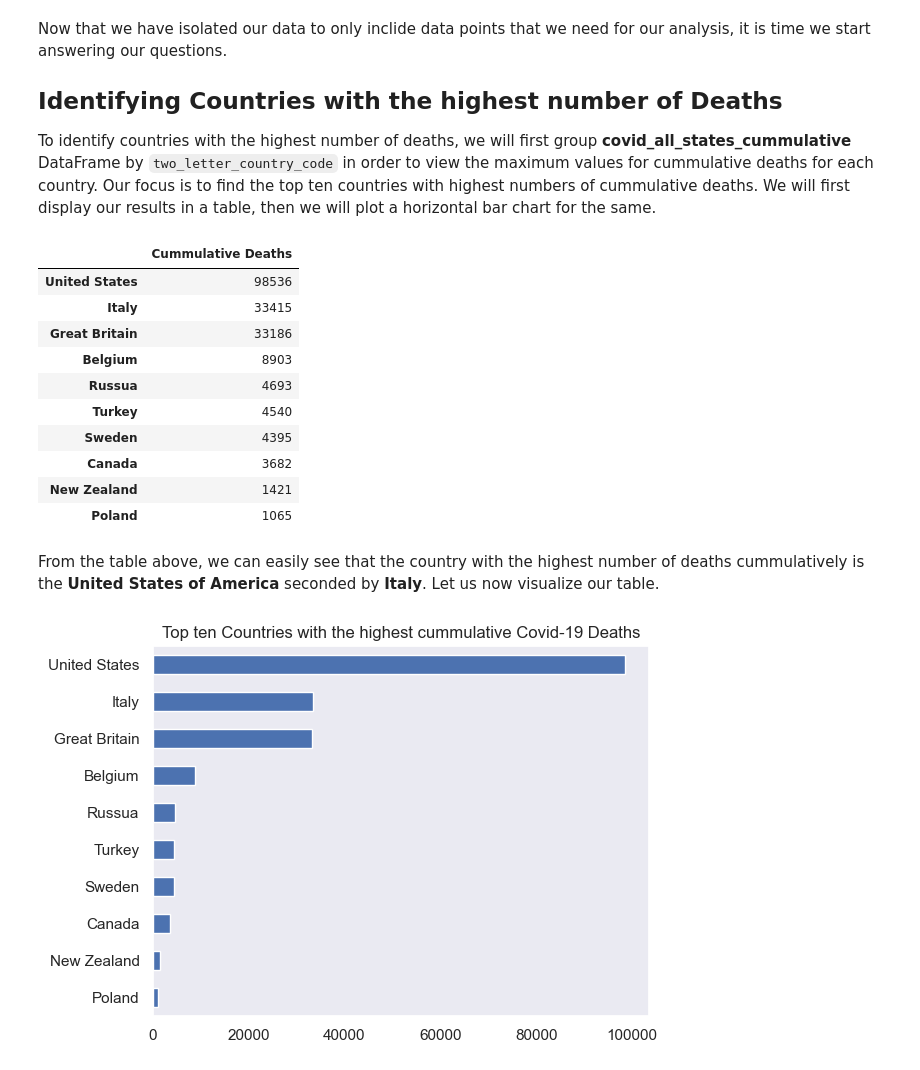
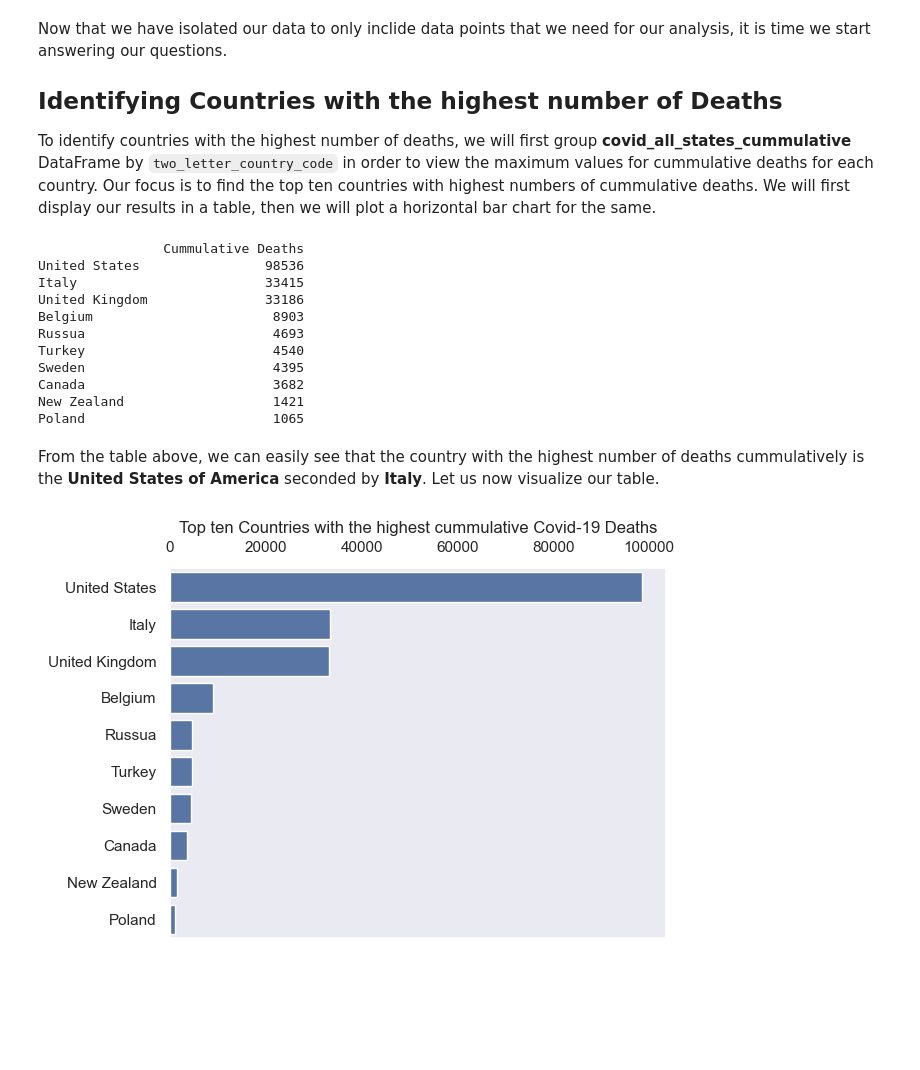
Before and after one commit to mcbrownmwale/Covid_19, a Jupyter notebook: Covid-19.ipynb, the cells around one changed output. Cells and saved outputs as stored; diff of their text form; code cells hidden in the pictures; blank space fills up the shorter version.

```diff
--- a/Covid-19.ipynb
+++ b/Covid-19.ipynb
@@ -170,27 +211,30 @@ To identify countries with the highest number of deaths, we will first group **c
 # A pivot table for cummulative deaths by country
 covid_deaths_cum = covid_all_states_cummulative.\
 pivot_table(values = 'death', index = 'two_letter_country_code', aggfunc = 'max').sort_values(by = 'death', ascending = False).head(10)
-covid_deaths_cum.index = ['United States', 'Italy', 'Great Britain', 'Belgium', 'Russua', 'Turkey', 'Sweden', 'Canada', 'New Zealand', 'Poland']
+covid_deaths_cum.index = ['United States', 'Italy', 'United Kingdom', 'Belgium', 'Russua', 'Turkey', 'Sweden', 'Canada', 'New Zealand', 'Poland']
 covid_deaths_cum.columns = ['Cummulative Deaths']
-covid_deaths_cum
+print(covid_deaths_cum)
 # %% [output]
-|  | Cummulative Deaths |
-| United States | 98536 |
-| Italy | 33415 |
-| Great Britain | 33186 |
-| Belgium | 8903 |
-| Russua | 4693 |
-| Turkey | 4540 |
-| Sweden | 4395 |
-| Canada | 3682 |
-| New Zealand | 1421 |
-| Poland | 1065 |
+                Cummulative Deaths
+United States                98536
+Italy                        33415
+United Kingdom               33186
+Belgium                       8903
+Russua                        4693
+Turkey                        4540
+Sweden                        4395
+Canada                        3682
+New Zealand                   1421
+Poland                        1065
 # %% [markdown]
 From the table above, we can easily see that the country with the highest number of deaths cummulatively is the **United States of America** seconded by **Italy**. Let us now visualize our table.
 # %%
-covid_deaths_cum.sort_values(by='Cummulative Deaths').plot(kind = 'barh', legend = False)
+sns.barplot(data = covid_deaths_cum, orient = 'h', x = 'Cummulative Deaths', y = covid_deaths_cum.index)
 plt.grid(False)
+plt.ylabel('')
+plt.xlabel('')
+plt.tick_params(labeltop = True, labelbottom = False)
 plt.title('Top ten Countries with the highest cummulative Covid-19 Deaths')
 plt.show()
 # %% [output]
-[figure, old version]
+[figure, new version]
```
Also changed, not shown: parts of 29 cells of this notebook.
